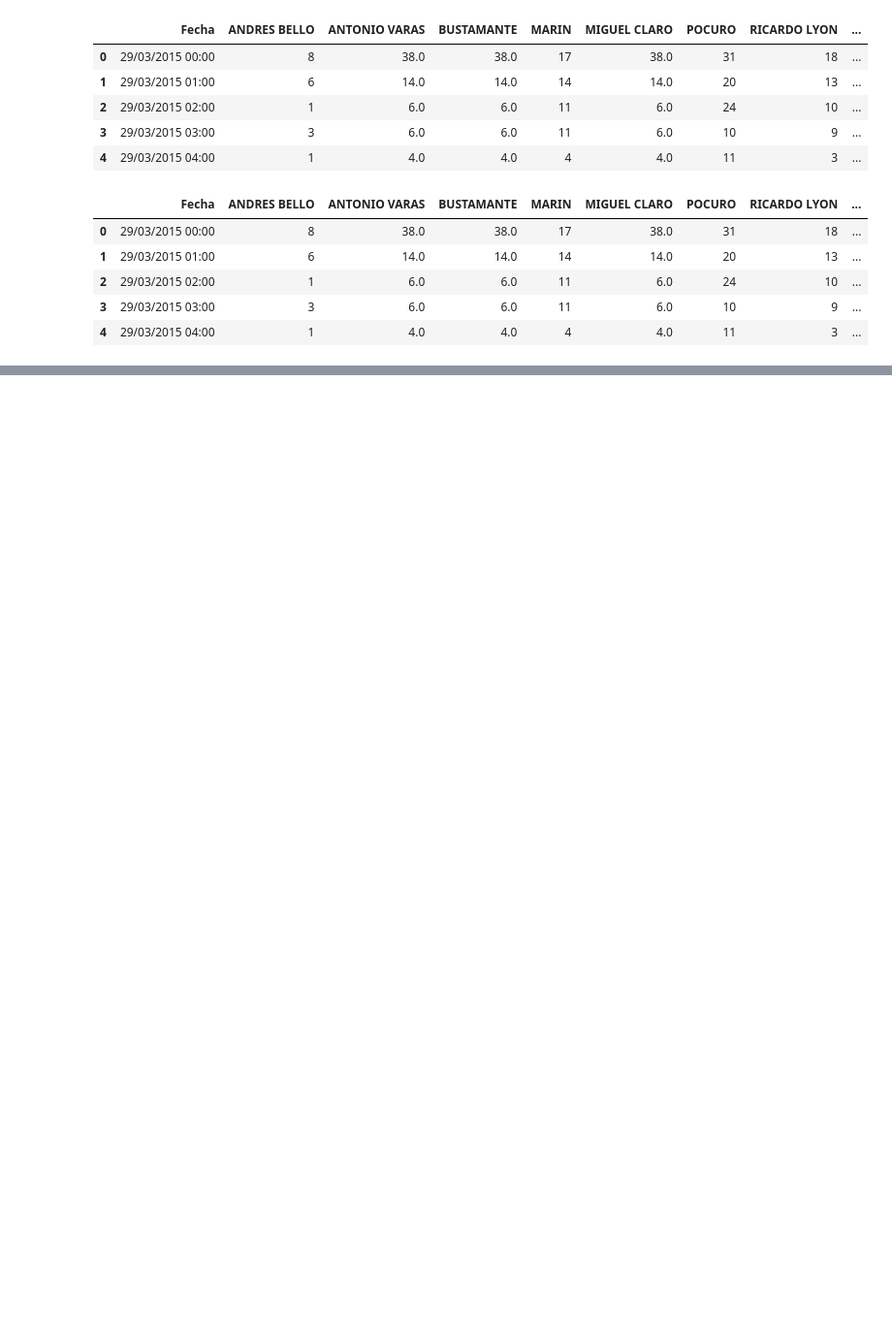
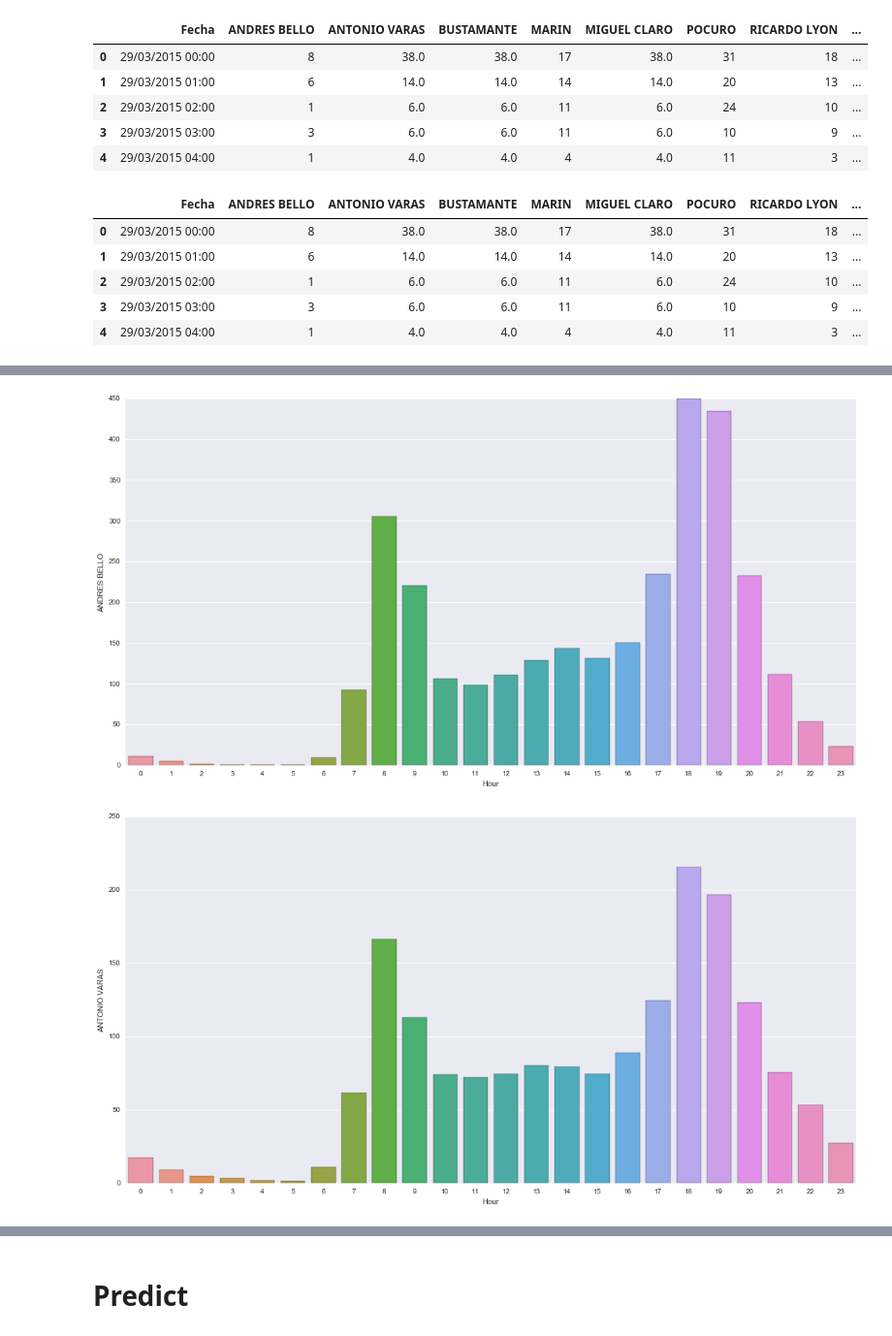
Before and after one commit to JotaSe/Bikeways-ML, a Jupyter notebook: providencia_bikeways.ipynb, the cells around one changed output, grey strips where cells are left out. Shown: that part at 97% size. Cells and saved outputs as stored; diff of their text form; code cells hidden in the pictures; blank space fills up the shorter version.

```diff
--- a/providencia_bikeways.ipynb
+++ b/providencia_bikeways.ipynb
@@ -147,0 +164,11 @@ for bike_way in bike_ways:
+# %%
+# visualize total counts by bikeways
+for bike_way in bike_ways:
+    total_count_by_hour = []
+    for hour in hours:
+        total_count_by_hour.append(df.loc[df['Hour'] == hour, bike_way].mean())
+
+    factorPlot(hours, total_count_by_hour, 'Hour', bike_way)
+# %% [output]
+[figure, added]
+[figure, added]
@@ -147,0 +180,2 @@ for bike_way in bike_ways:
+# %% [markdown]
+# Predict
```
Also changed, not shown: parts of 12 cells of this notebook.
